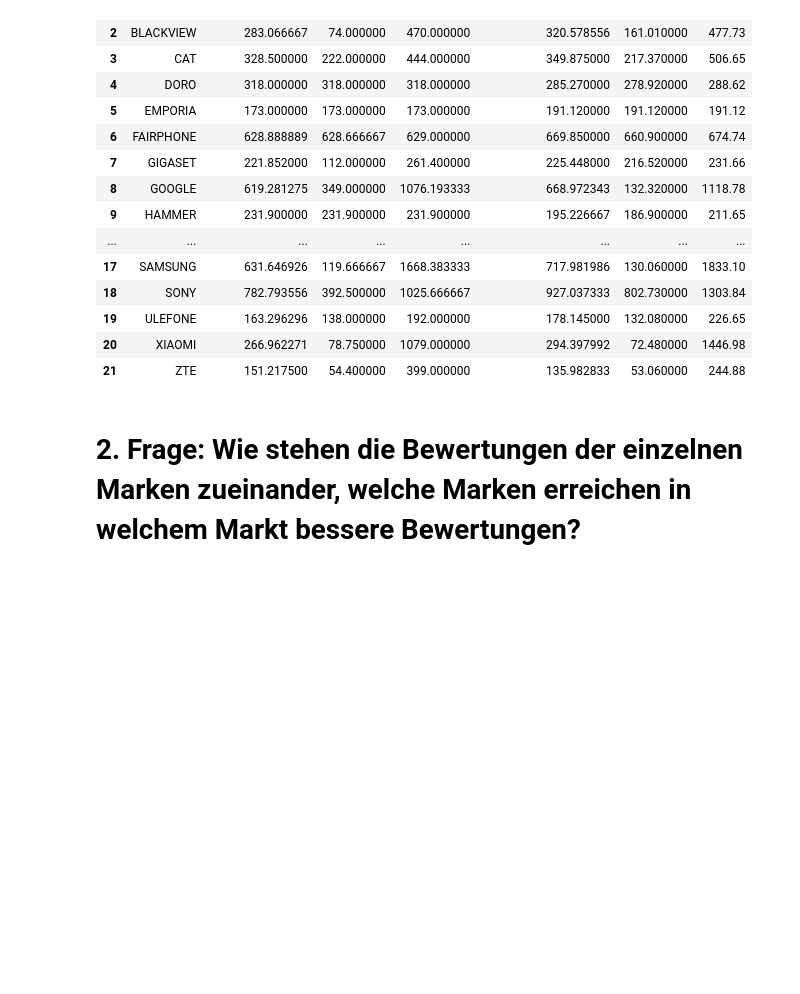
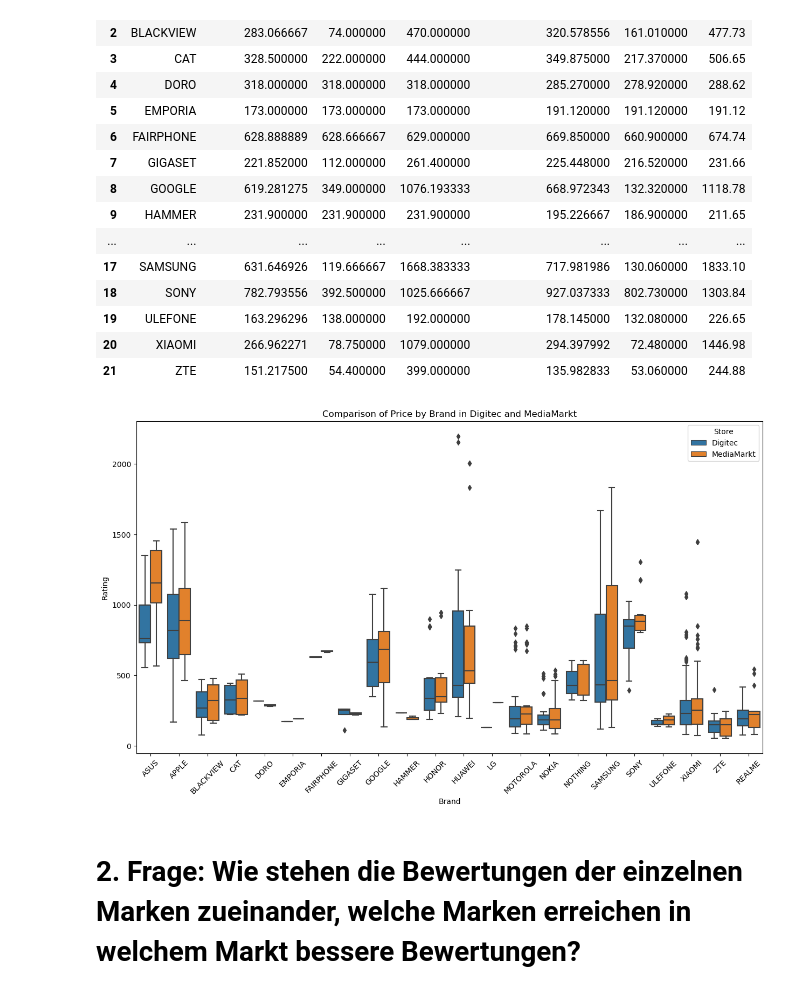
Before and after one commit to rportm/cip_project, a Jupyter notebook: data_analysis.ipynb, the cells around one changed output. Cells and saved outputs as stored; diff of their text form; code cells hidden in the pictures; blank space fills up the shorter version.

```diff
--- a/data_analysis.ipynb
+++ b/data_analysis.ipynb
@@ -56,6 +60,30 @@ df_agg
 | 19 | ULEFONE | 163.296296 | 138.000000 | 192.000000 | 178.145000 | 132.080000 | 226.65 |
 | 20 | XIAOMI | 266.962271 | 78.750000 | 1079.000000 | 294.397992 | 72.480000 | 1446.98 |
 | 21 | ZTE | 151.217500 | 54.400000 | 399.000000 | 135.982833 | 53.060000 | 244.88 |
+# %%
+# Melting the DataFrame to get a long format suitable for seaborn boxplot
+melted_prices = df.melt(id_vars=['brand'],
+                                value_vars=['price_digitec_CHF', 'price_mediamarkt_CHF'],
+                                var_name='Store',
+                                value_name='Price')
+
+# Replacing the column names for better readability in the plot
+melted_prices['Store'] = melted_prices['Store'].replace({'price_digitec_CHF': 'Digitec', 'price_mediamarkt_CHF': 'MediaMarkt'})
+
+# Creating the grouped boxplots
+plt.figure(figsize=(15, 8))
+sns.boxplot(x='brand', y='Price', hue='Store', data=melted_prices)
+
+# Enhancing the plot
+plt.title('Comparison of Price by Brand in Digitec and MediaMarkt')
+plt.xticks(rotation=45)
+plt.xlabel('Brand')
+plt.ylabel('Rating')
+
+# Display the plot
+plt.show()
+# %% [output]
+[figure, added]
 # %% [markdown]
 # 2. Frage: Wie stehen die Bewertungen der einzelnen Marken zueinander, welche Marken erreichen in welchem Markt bessere Bewertungen?
 # %% [markdown]
```
Also changed, not shown: parts of 22 cells of this notebook, 1 other file.
